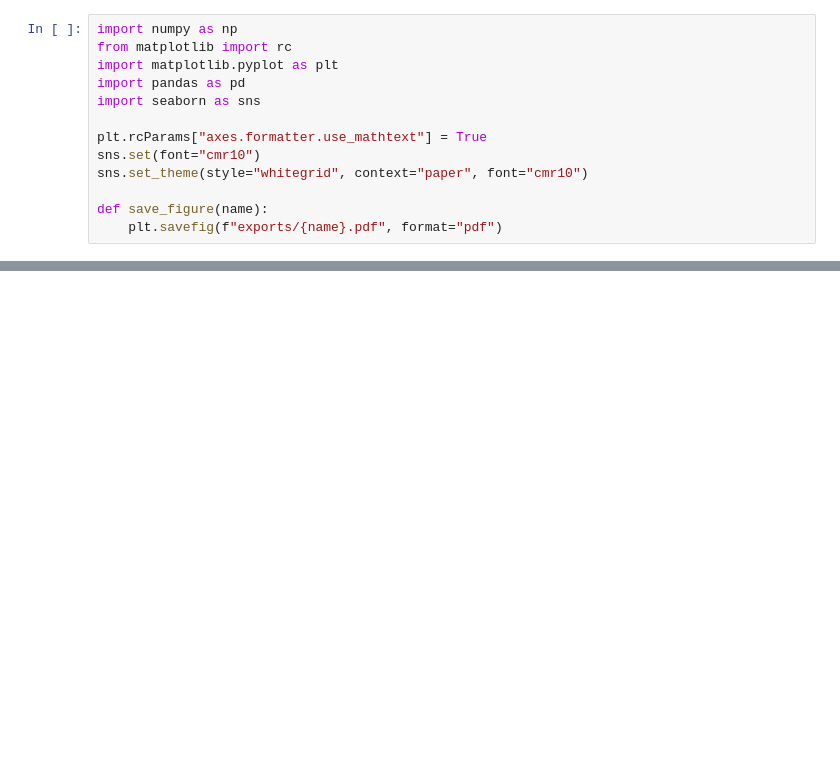
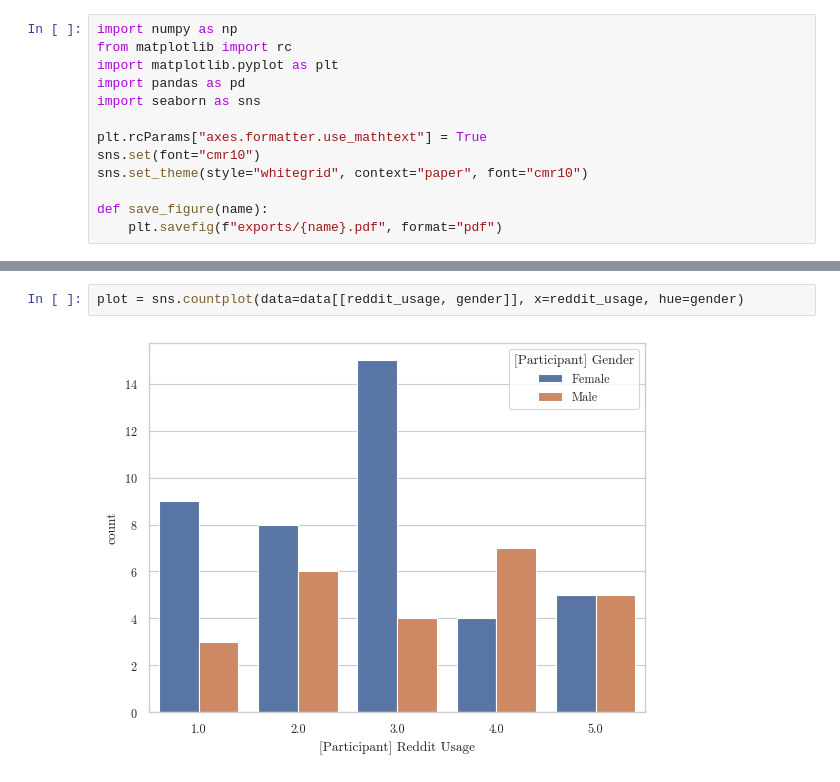
Before and after one commit to arpadgabor/credee, a Jupyter notebook: notebooks/demographics.ipynb, the cells around one changed output, grey strips where cells are left out. Saved outputs shown, nothing was run; the diff lists cells and outputs as text; blank space fills up the shorter version.

```diff
--- a/notebooks/demographics.ipynb
+++ b/notebooks/demographics.ipynb
@@ -122,0 +105,4 @@ save_figure("nationalities_by_gender_and_age")
+# %%
+plot = sns.countplot(data=data[[reddit_usage, gender]], x=reddit_usage, hue=gender)
+# %% [output]
+[figure, added]
```
Also changed, not shown: parts of 13 cells of this notebook, 6 other files.
